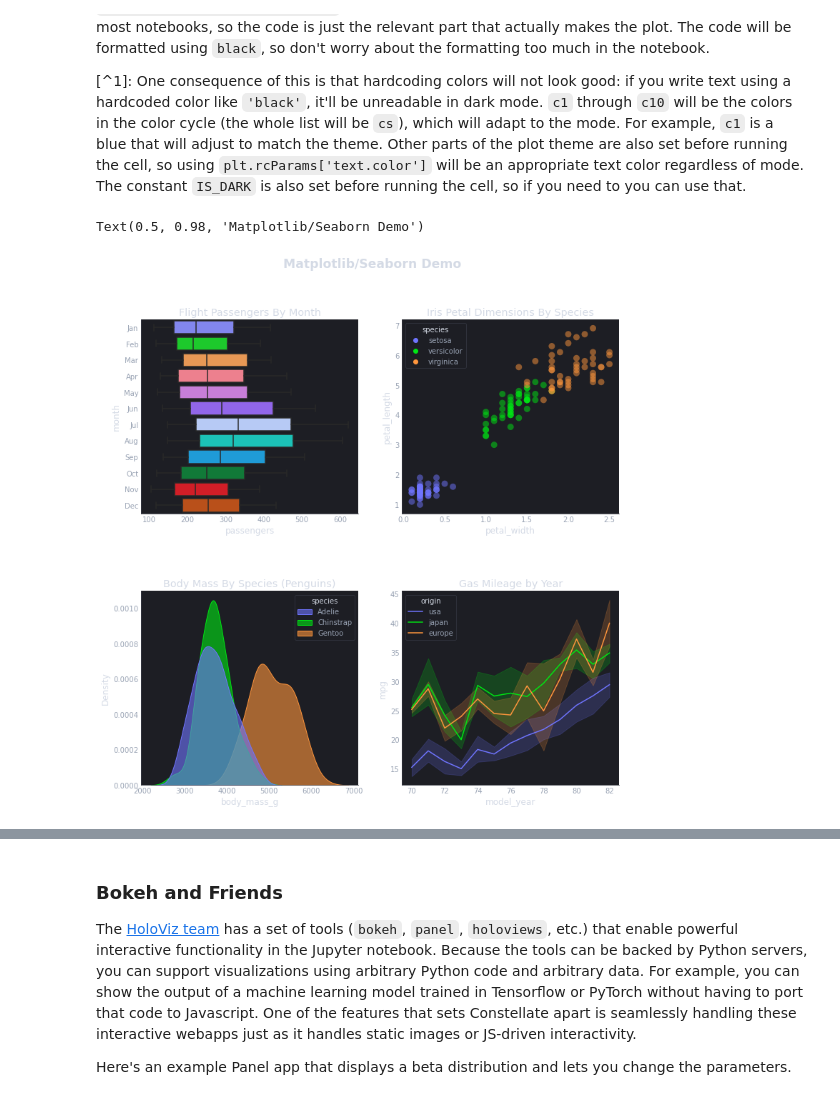
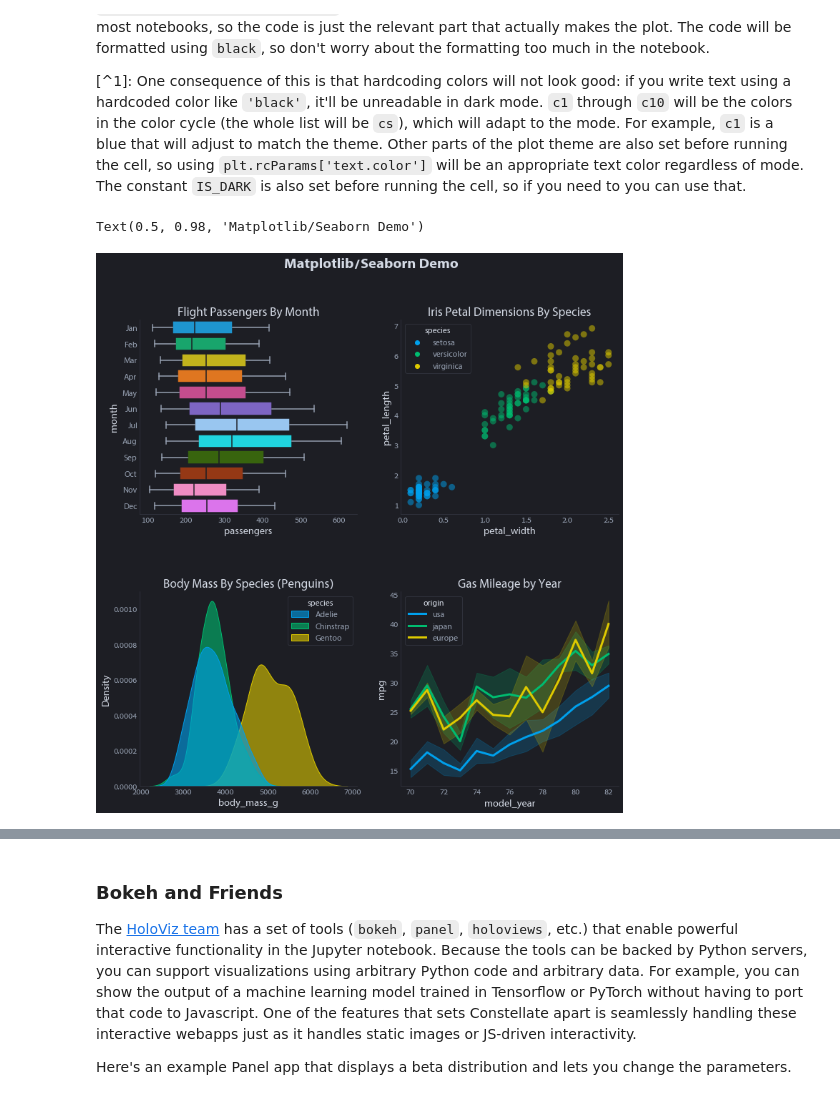
Before and after one commit to constellate-org/constellate, a Jupyter notebook: docs/constellate-tutorial.ipynb, the cells around one changed output, grey strips where cells are left out. Cells and saved outputs as stored; diff of their text form; code cells hidden in the pictures.

```diff
--- a/docs/constellate-tutorial.ipynb
+++ b/docs/constellate-tutorial.ipynb
@@ -262,5 +262,5 @@ import rho_plus
 # this is basically what gets run before each execution in Constellate, once with IS_DARK True and once False
 # set it to whatever matches the theme of your notebook editor so the plots don't hurt your eyes!
 IS_DARK = True
-theme, cs = rho_plus.mpl_setup(IS_DARK)
+theme, cs = rho_plus.mpl_setup(IS_DARK, setup=True)
 plt.style.use(theme)
@@ -277,36 +279,36 @@ On the right is a complicated figure that shows off the default Constellate them
 # hurt your eyes as you write the notebook) and does the standard imports.
 # #constellate: setup_matplotlib
 # import numpy as np
 # import pandas as pd
 # import matplotlib.pyplot as plt
 # import seaborn as sns
 # import colorcet as cc
 # import rho_plus
 # IS_DARK = False
-# theme, cs = rho_plus.mpl_setup(IS_DARK)
+# theme, cs = rho_plus.mpl_setup(IS_DARK, setup=True)
 # plt.style.use(theme)
 
 fig, ((ax1, ax2), (ax3, ax4)) = plt.subplots(2, 2, figsize=(12, 12), gridspec_kw=dict(hspace=0.4, wspace=0.2))
 flights = sns.load_dataset('flights')
-sns.boxplot(data=flights, x='passengers', y='month', orient='h', ax=ax1, palette=cs)
+sns.boxplot(data=flights, x='passengers', y='month', orient='h', ax=ax1, **rho_plus.boxstyle())
 ax1.set_title('Flight Passengers By Month')
 
 iris = sns.load_dataset('iris')
 sns.scatterplot(data=iris, x='petal_width', y='petal_length', hue='species', legend=True, ax=ax2, edgecolor='none', alpha=0.5, s=80)
 ax2.set_title('Iris Petal Dimensions By Species')
 
 penguins = sns.load_dataset('penguins')
 sns.kdeplot(data=penguins, hue='species', x='body_mass_g', fill=True, common_norm=False, ax=ax3, alpha=0.6)
 ax3.set_title('Body Mass By Species (Penguins)')
 
 mpg = sns.load_dataset('mpg')
 sns.lineplot(data=mpg, x='model_year', y='mpg', hue='origin', ax=ax4)
 ax4.set_title('Gas Mileage by Year')
 
 fig.suptitle('Matplotlib/Seaborn Demo')
 # %% [output]
 Text(0.5, 0.98, 'Matplotlib/Seaborn Demo')
-[figure, old version]
+[figure, new version]
 # %% [markdown]
 ### Plotly
 If a cell has Plotly output, that output will be displayed in the side panel. Unlike matplotlib, this allows interactivity. There are a couple differences from the `matplotlib` renderer to know about:
```
Also changed, not shown: parts of 4 cells of this notebook, 10 other files.
